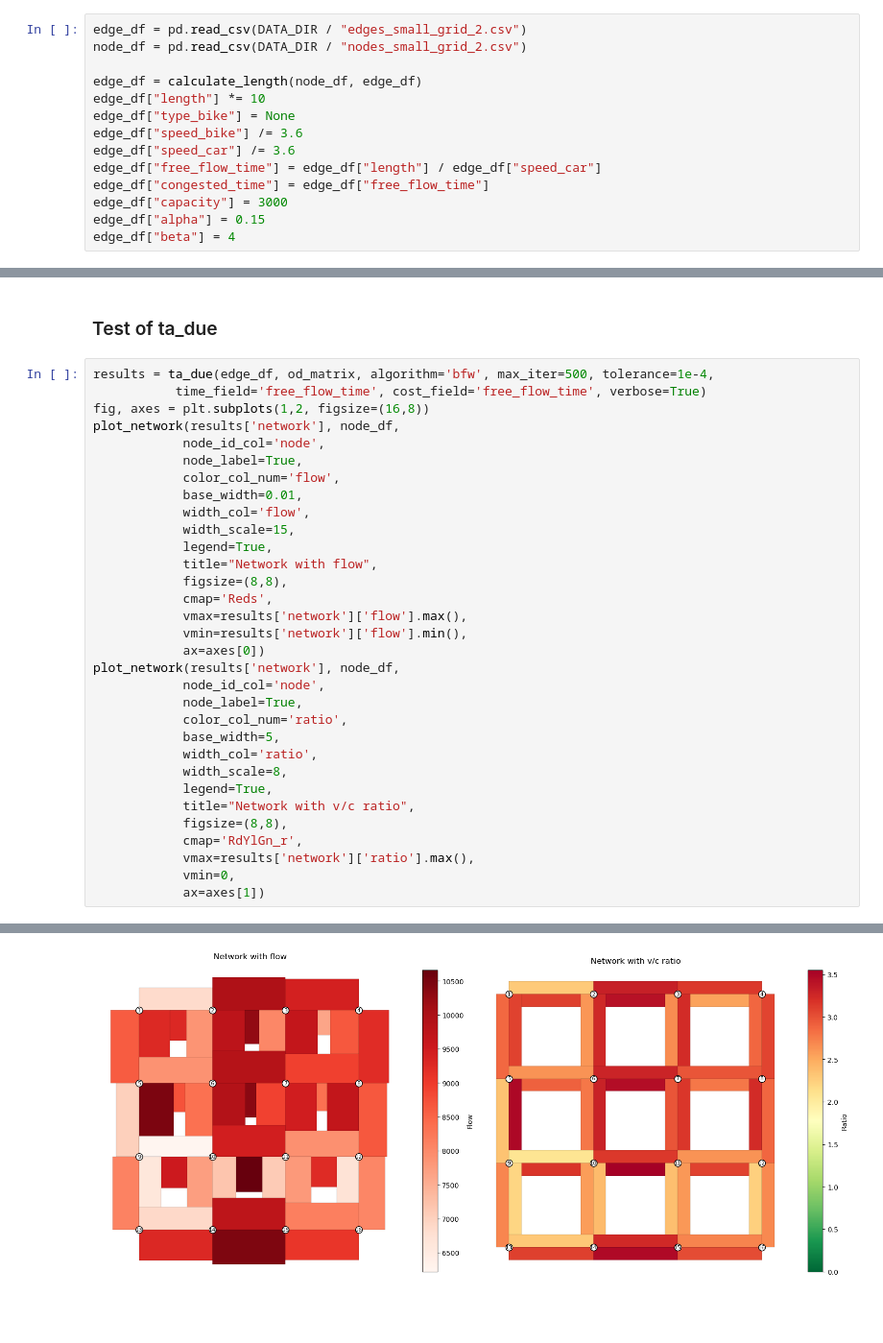
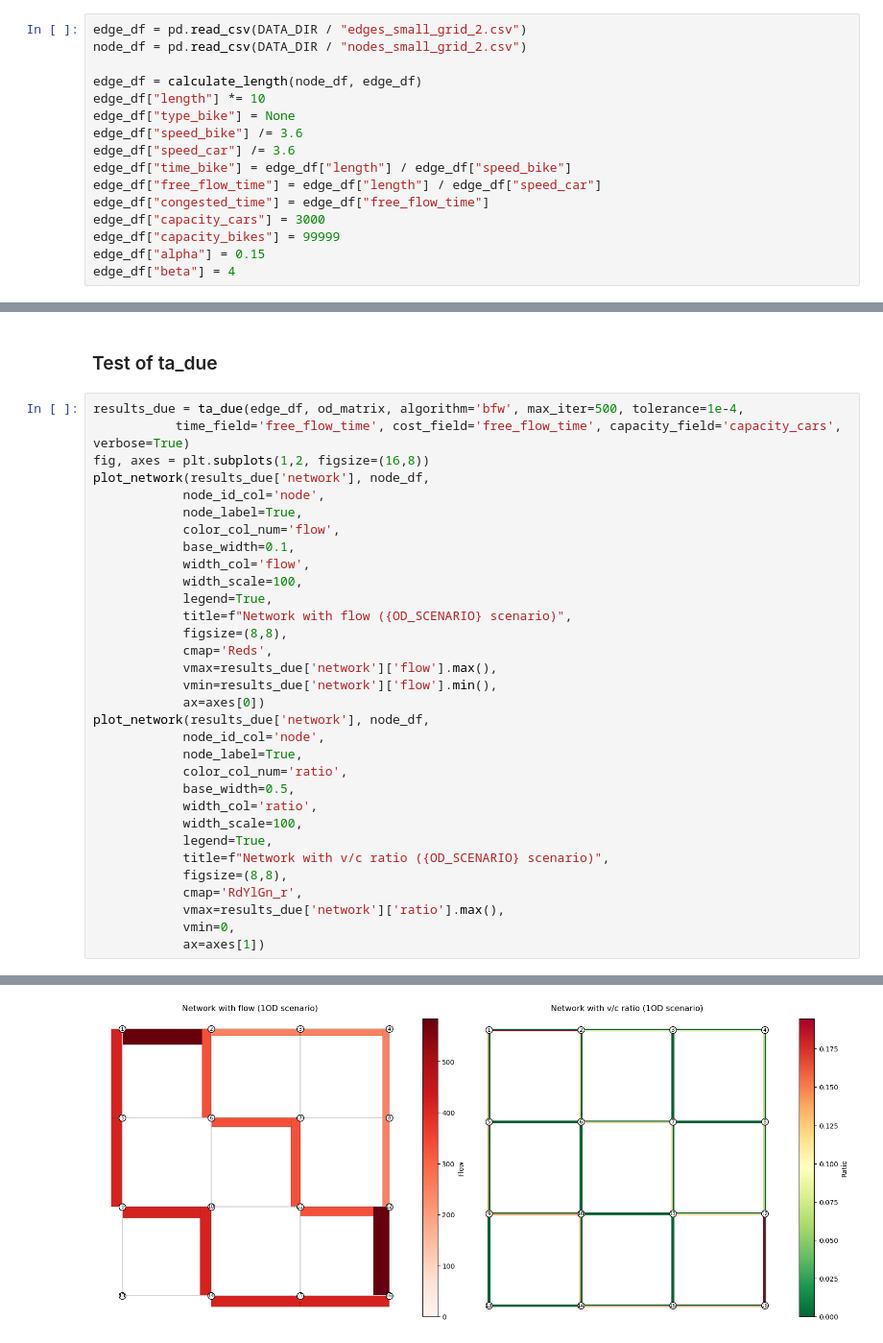
Before and after one commit to tim-lemm/code_these, a Jupyter notebook: notebooks/bike_model_v3.ipynb, the cells around one changed output, grey strips where cells are left out. Shown at 96% size. Drawn from its saved outputs; the diff is of its cells as text; blank space fills up the shorter version.

Commit message:
add "capacity_field" in ta function

```diff
--- a/notebooks/bike_model_v3.ipynb
+++ b/notebooks/bike_model_v3.ipynb
@@ -290,9 +291,11 @@ edge_df["length"] *= 10
 edge_df["type_bike"] = None
 edge_df["speed_bike"] /= 3.6
 edge_df["speed_car"] /= 3.6
+edge_df["time_bike"] = edge_df["length"] / edge_df["speed_bike"]
 edge_df["free_flow_time"] = edge_df["length"] / edge_df["speed_car"]
 edge_df["congested_time"] = edge_df["free_flow_time"]
-edge_df["capacity"] = 3000
+edge_df["capacity_cars"] = 3000
+edge_df["capacity_bikes"] = 99999
 edge_df["alpha"] = 0.15
 edge_df["beta"] = 4
 # %%
@@ -322,35 +334,35 @@ plot_od_matrix(od_matrix, edge_df, node_df, title="Random OD Matrix on Network",
 # %% [markdown]
 ### Test of ta_due
 # %%
-results = ta_due(edge_df, od_matrix, algorithm='bfw', max_iter=500, tolerance=1e-4,
-           time_field='free_flow_time', cost_field='free_flow_time', verbose=True)
+results_due = ta_due(edge_df, od_matrix, algorithm='bfw', max_iter=500, tolerance=1e-4,
+           time_field='free_flow_time', cost_field='free_flow_time', capacity_field='capacity_cars', verbose=True)
 fig, axes = plt.subplots(1,2, figsize=(16,8))
-plot_network(results['network'], node_df,
+plot_network(results_due['network'], node_df,
             node_id_col='node',
             node_label=True,
             color_col_num='flow',
-            base_width=0.01,
+            base_width=0.1,
             width_col='flow',
-            width_scale=15,
+            width_scale=100,
             legend=True,
-            title="Network with flow",
+            title=f"Network with flow ({OD_SCENARIO} scenario)",
             figsize=(8,8),
             cmap='Reds',
-            vmax=results['network']['flow'].max(),
-            vmin=results['network']['flow'].min(),
+            vmax=results_due['network']['flow'].max(),
+            vmin=results_due['network']['flow'].min(),
             ax=axes[0])
-plot_network(results['network'], node_df,
+plot_network(results_due['network'], node_df,
             node_id_col='node',
             node_label=True,
             color_col_num='ratio',
-            base_width=5,
+            base_width=0.5,
             width_col='ratio',
-            width_scale=8,
+            width_scale=100,
             legend=True,
-            title="Network with v/c ratio",
+            title=f"Network with v/c ratio ({OD_SCENARIO} scenario)",
             figsize=(8,8),
             cmap='RdYlGn_r',
-            vmax=results['network']['ratio'].max(),
+            vmax=results_due['network']['ratio'].max(),
             vmin=0,
             ax=axes[1])
 # %% [output]
@@ -358 +370 @@ DUE completed in 0.71s | RGAP: 0.000083 | TTT: 10029034639
-[figure, old version]
+[figure, new version]
```
Also changed, not shown: parts of 8 cells of this notebook, 1 other file.
